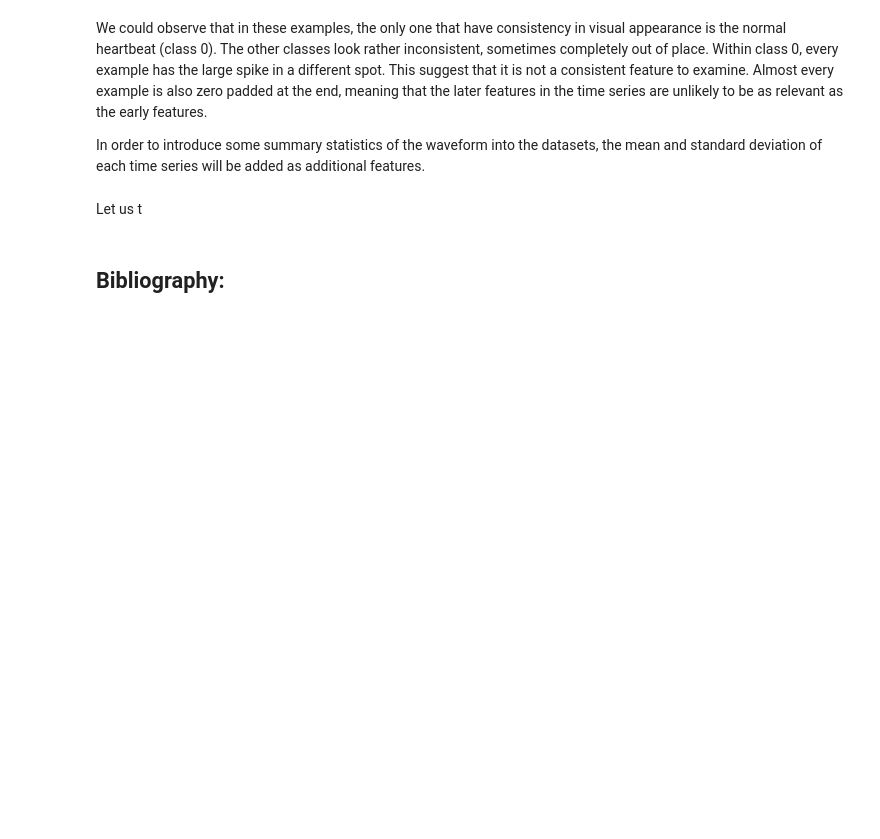
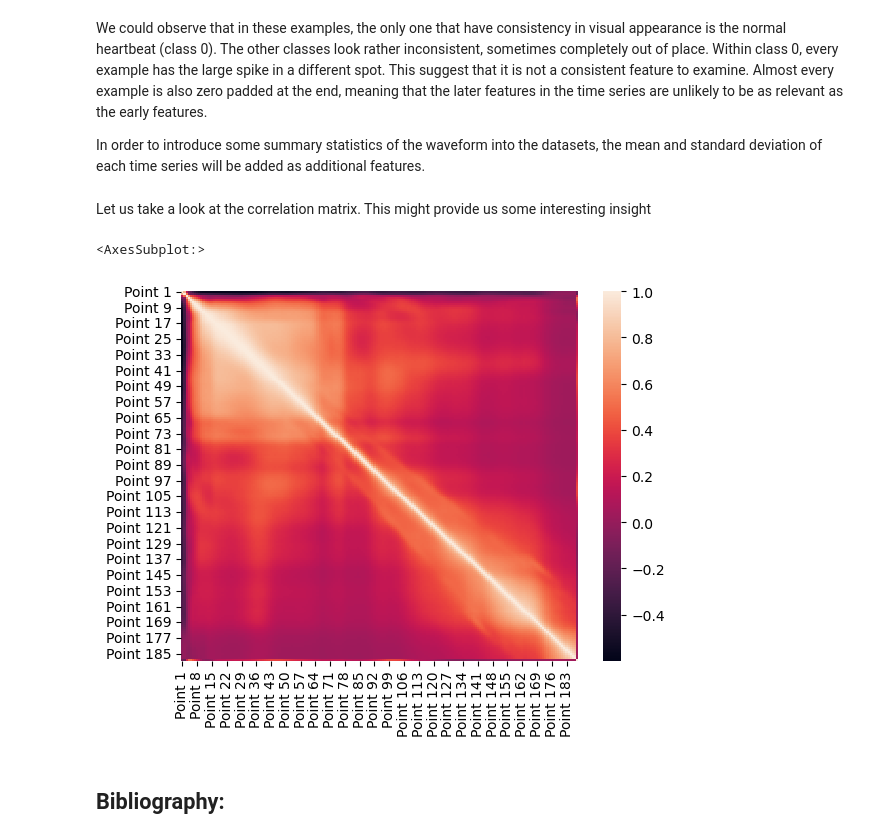
Before and after one commit to Chiuchiyin/DTSA5509-Final-Project, a Jupyter notebook: Heart Beat ECG Analysis and Classification.ipynb, the cells around one changed output. Cells and saved outputs as stored; diff of their text form; code cells hidden in the pictures; blank space fills up the shorter version.

```diff
--- a/Heart Attack Analysis & Prediction.ipynb
+++ b/Heart Beat ECG Analysis and Classification.ipynb
@@ -257,8 +257,13 @@ test_means = df_test_sub.drop(['label'], axis=1).mean(axis=1)
 test_stds = df_test_sub.drop(['label'], axis=1).std(axis=1)
 df_test_sub["mean"] = test_means
 df_test_sub["std"] = test_stds
-# %% [markdown]
-Let us t
+# %% [markdown]
+Let us take a look at the correlation matrix. This might provide us some interesting insight
+# %%
+sns.heatmap(df_train.corr())
+# %% [output]
+<AxesSubplot:>
+[figure, added]
 # %% [markdown]
 ## Bibliography:
 # %% [markdown]
```
